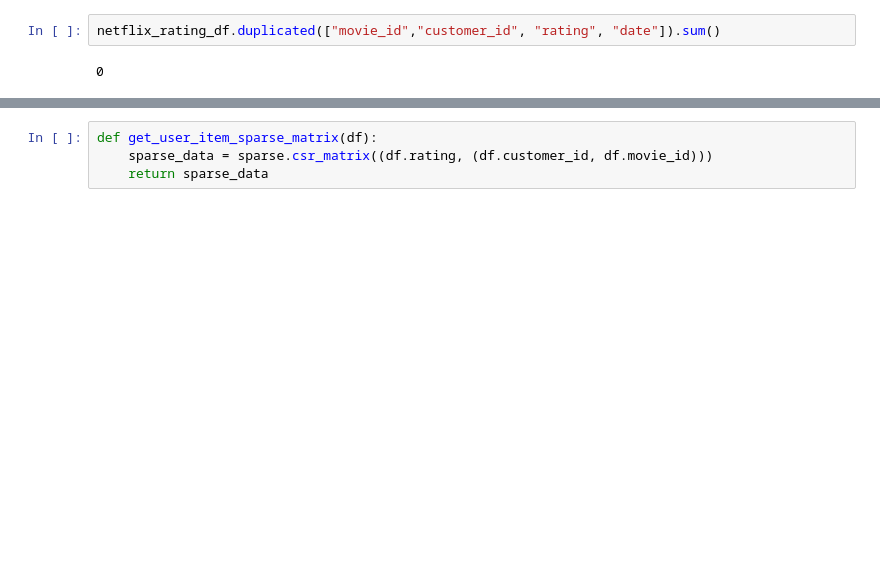
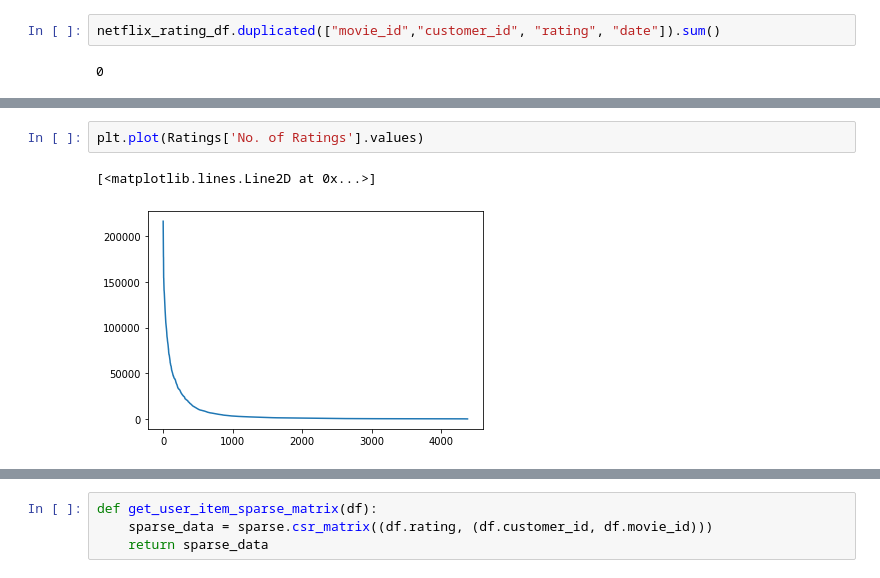
Before and after one commit to sigmadream/practice-recommender, a Jupyter notebook: use_recommendation/cf.ipynb, the cells around one changed output, grey strips where cells are left out. Saved outputs shown, nothing was run; the diff lists cells and outputs as text; blank space fills up the shorter version.

```diff
--- a/use_recommendation/cf.ipynb
+++ b/use_recommendation/cf.ipynb
@@ -56,0 +237,5 @@ plt.show()
+# %%
+plt.plot(Ratings['No. of Ratings'].values)
+# %% [output]
+[<matplotlib.lines.Line2D at 0x...>]
+[figure, added]
```
Also changed, not shown: parts of 61 cells of this notebook, 1 other file.
